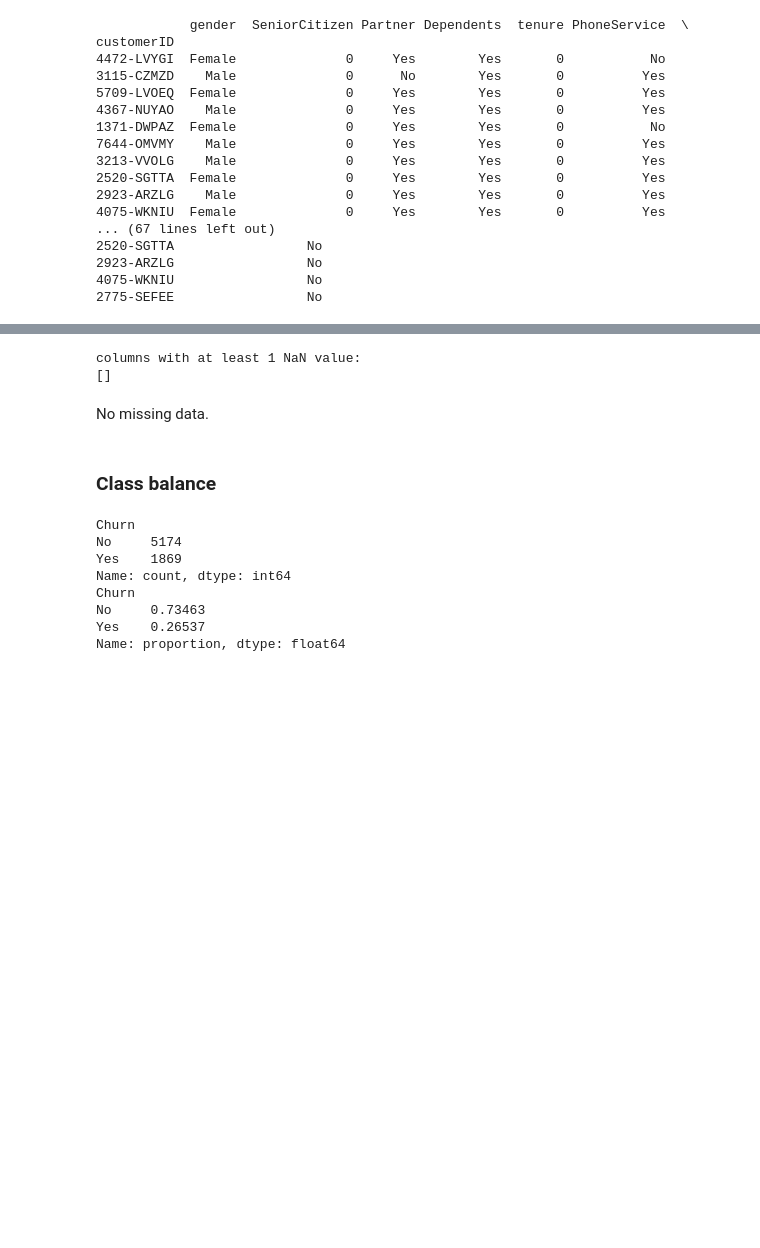
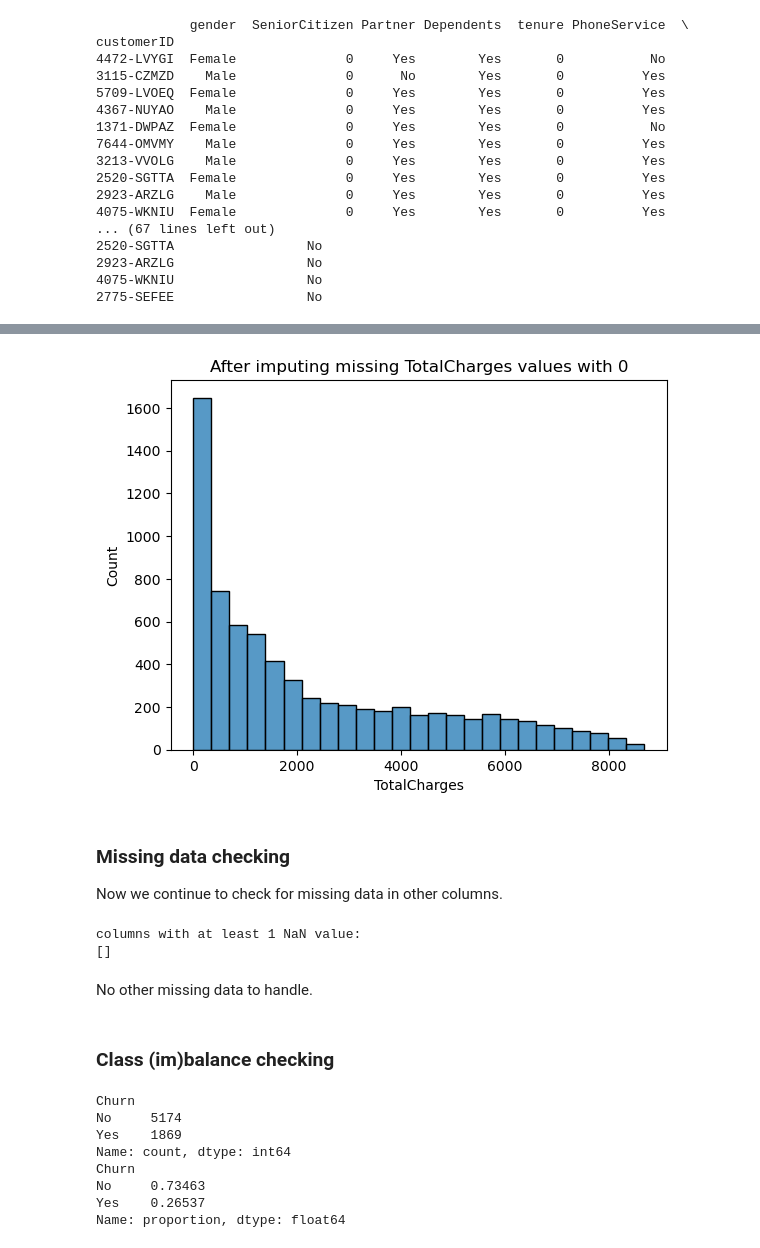
Before and after one commit to EnergizeStatistics/csca5622week7, a Jupyter notebook: main.ipynb, the cells around one changed output, grey strips where cells are left out. Saved outputs shown, nothing was run; the diff lists cells and outputs as text; code cells hidden in the pictures; blank space fills up the shorter version.

```diff
--- a/main.ipynb
+++ b/main.ipynb
@@ -162,12 +169,21 @@ df['TotalCharges'].fillna(0, inplace=True)
+# %%
+sns.histplot(data=df, x='TotalCharges').set_title("After imputing missing TotalCharges values with 0")
+plt.show()
+# %% [output]
+[figure, added]
+# %% [markdown]
+### Missing data checking
+
+Now we continue to check for missing data in other columns.
 # %%
 print(f"columns with at least 1 NaN value: \n{df.columns[df.isna().any()].tolist()}")
 # %% [output]
 columns with at least 1 NaN value:
 []
 # %% [markdown]
-No missing data.
+No other missing data to handle.
 # %% [markdown]
-### Class balance
+### Class (im)balance checking
 # %%
 print(df['Churn'].value_counts())
 print(df['Churn'].value_counts(normalize=True))
```
Also changed, not shown: parts of 39 cells of this notebook.
